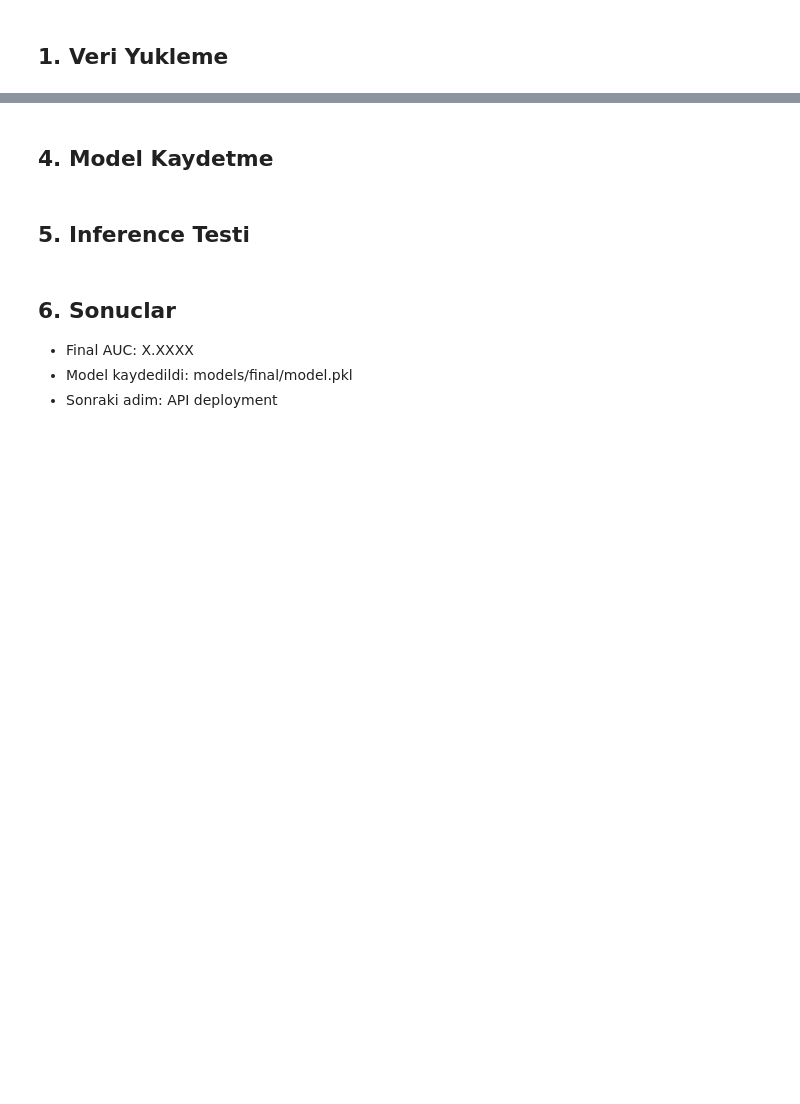
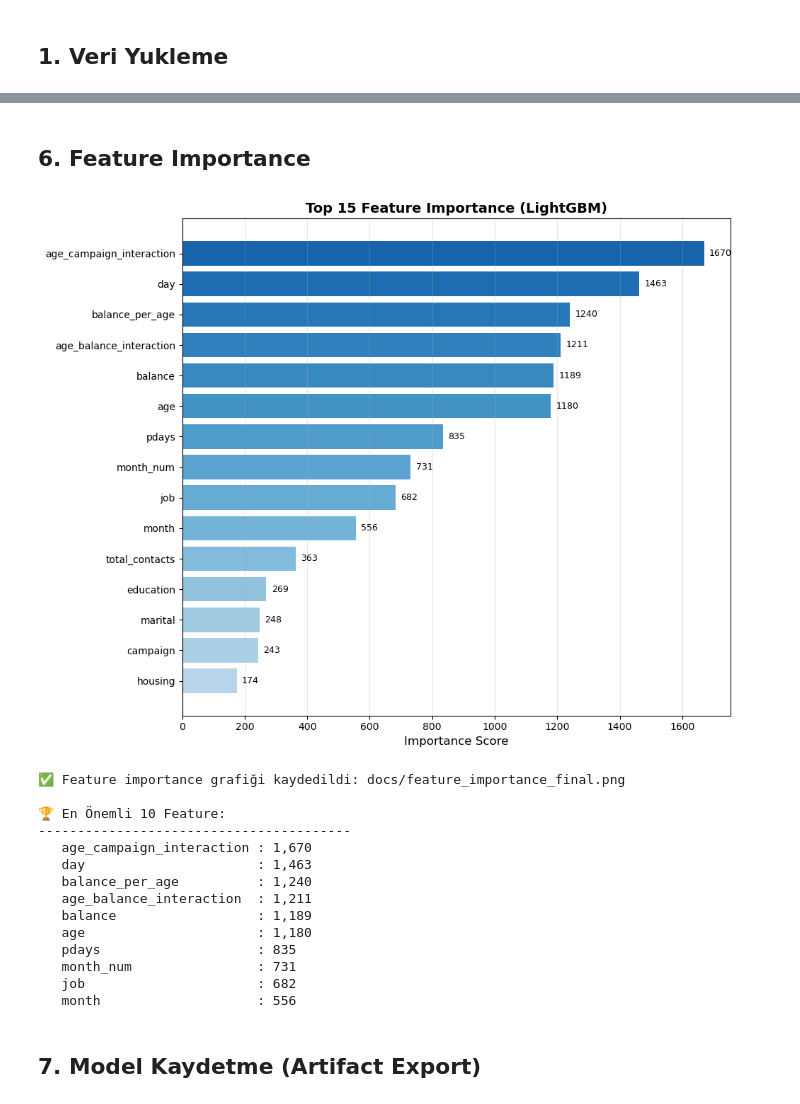
Before and after one commit to f0rknturkoglu/zero2endMLbootcamp, a Jupyter notebook: notebooks/06_final_pipeline.ipynb, the cells around one changed output, grey strips where cells are left out. Cells and saved outputs as stored; diff of their text form; code cells hidden in the pictures; blank space fills up the shorter version.

```diff
--- a/notebooks/06_final_pipeline.ipynb
+++ b/notebooks/06_final_pipeline.ipynb
@@ -27,2 +396,62 @@ RANDOM_STATE = 42
+# %% [markdown]
+## 6. Feature Importance
+# %%
+# ============================================================================
+# FEATURE IMPORTANCE ANALİZİ
+# ============================================================================
+
+# Feature importance
+importance_df = pd.DataFrame({
+    'feature': feature_columns,
+    'importance': model.feature_importances_
+}).sort_values('importance', ascending=False)
+
+# Görselleştirme
+fig, ax = plt.subplots(figsize=(10, 8))
+
+top_n = 15
+top_features = importance_df.head(top_n)
+
+colors = plt.cm.Blues(np.linspace(0.8, 0.3, top_n))
+bars = ax.barh(range(top_n), top_features['importance'].values, color=colors)
+ax.set_yticks(range(top_n))
+ax.set_yticklabels(top_features['feature'].values)
+ax.invert_yaxis()
+ax.set_xlabel('Importance Score', fontsize=12)
+ax.set_title(f'Top {top_n} Feature Importance (LightGBM)', fontsize=14, fontweight='bold')
+ax.grid(axis='x', alpha=0.3)
+
+# Değerleri bar üzerine yaz
+for i, (bar, val) in enumerate(zip(bars, top_features['importance'].values)):
+    ax.text(val + max(top_features['importance']) * 0.01, bar.get_y() + bar.get_height()/2,
+            f'{val:.0f}', va='center', fontsize=9)
+
+plt.tight_layout()
+plt.savefig('../docs/feature_importance_final.png', dpi=150, bbox_inches='tight')
+plt.show()
+
+print("✅ Feature importance grafiği kaydedildi: docs/feature_importance_final.png")
+
+# Top 10 feature'ı göster
+print("\n🏆 En Önemli 10 Feature:")
+print("-" * 40)
+for i, row in importance_df.head(10).iterrows():
+    print(f"   {row['feature']:25s}: {row['importance']:,.0f}")
+# %% [output]
+[figure, added]
+✅ Feature importance grafiği kaydedildi: docs/feature_importance_final.png
+
+🏆 En Önemli 10 Feature:
+----------------------------------------
+   age_campaign_interaction : 1,670
+   day                      : 1,463
+   balance_per_age          : 1,240
+   age_balance_interaction  : 1,211
+   balance                  : 1,189
+   age                      : 1,180
+   pdays                    : 835
+   month_num                : 731
+   job                      : 682
+   month                    : 556
 # %% [markdown]
-## 4. Model Kaydetme
+## 7. Model Kaydetme (Artifact Export)
@@ -36,2 +457,0 @@ RANDOM_STATE = 42
-# %% [markdown]
-## 5. Inference Testi
@@ -40,6 +457,0 @@ RANDOM_STATE = 42
-# %% [markdown]
-## 6. Sonuclar
-
-- Final AUC: X.XXXX
-- Model kaydedildi: models/final/model.pkl
-- Sonraki adim: API deployment
```
Also changed, not shown: parts of 25 cells of this notebook, 17 other files.
